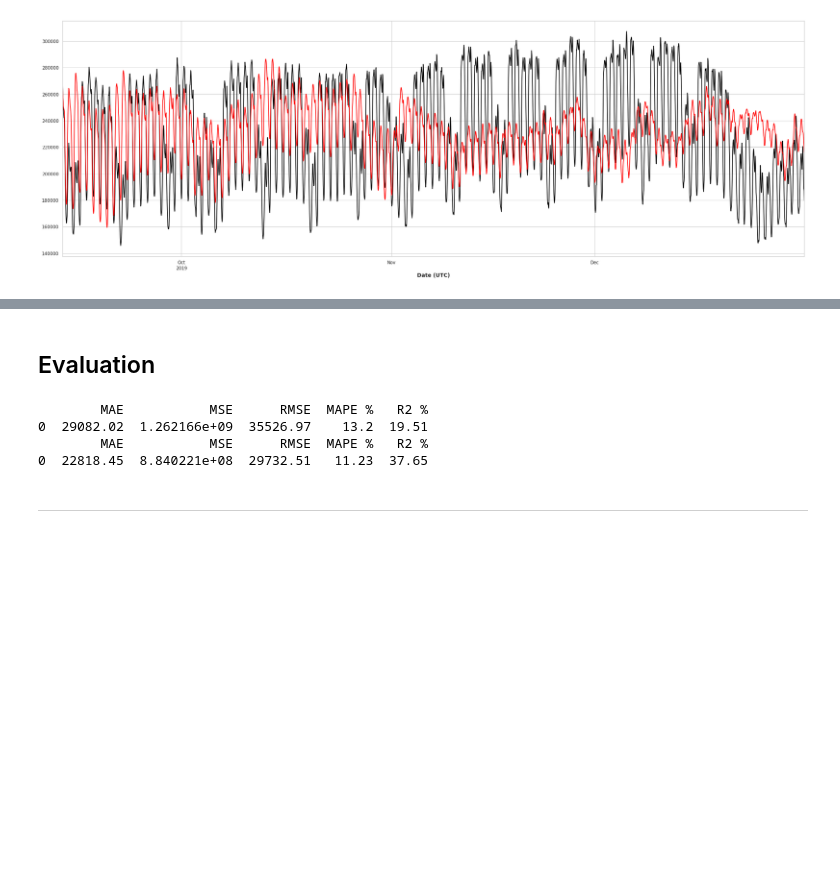
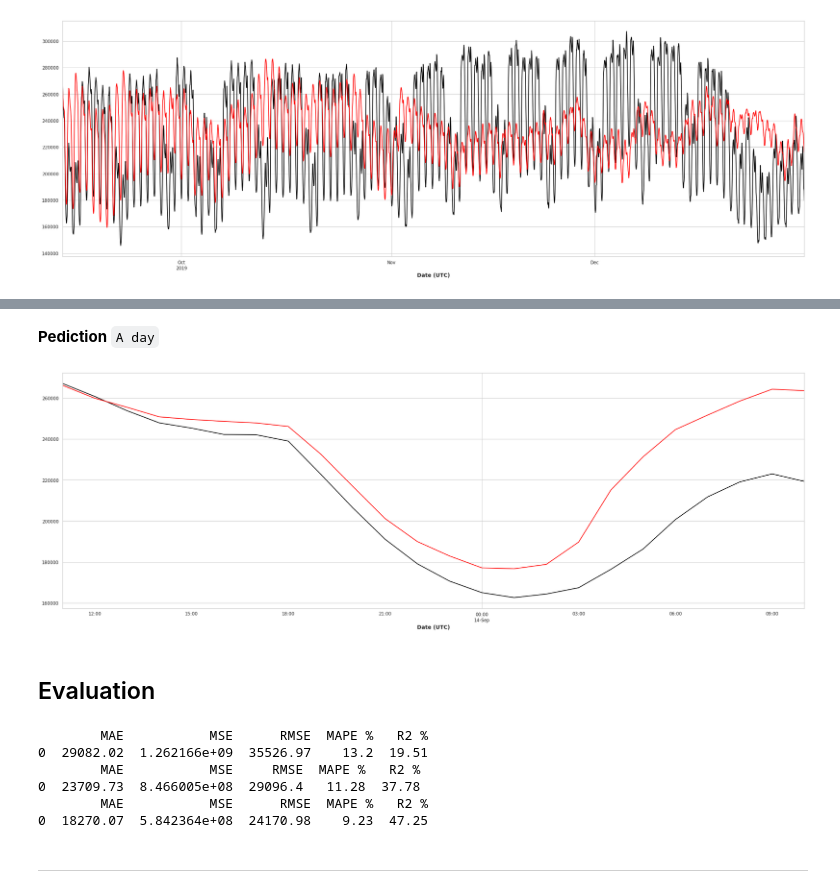
Before and after one commit to EjoelM/Opencampus_SH_TimeSeries_Energy, a Jupyter notebook: 2_BaselineModel/baseline_model.ipynb, the cells around one changed output, grey strips where cells are left out. Cells and saved outputs as stored; diff of their text form; code cells hidden in the pictures; blank space fills up the shorter version.

Commit message:
add weekly, daily prediction and eval results

```diff
--- a/2_BaselineModel/baseline_model.ipynb
+++ b/2_BaselineModel/baseline_model.ipynb
@@ -240,3 +237,16 @@ plt.show()
+# %% [markdown]
+**Pediction** `A day`
+# %%
+sarimax_prediction_day = result.get_prediction(
+    start=test_set.index[0], end=test_set.index[23],
+    exog=test_set[:24][['Temperature','hour', 'is_weekend']],
+).predicted_mean
+
+test_set[:24]["Load"].plot()
+sarimax_prediction_day.plot(color='red')
+plt.show()
+# %% [output]
+[figure, added]
 # %% [markdown]
 ## Evaluation
 # %%
@@ -244,13 +254,17 @@ sys.path.append('../3_Models')
 from helper_functions import create_error_metrics
 
 error_metrics_sarimax = create_error_metrics(test_set["Load"], sarimax_prediction)
-error_metrics_sarimax_week = create_error_metrics(test_set[:24*7*2]["Load"], sarimax_prediction_week)
+error_metrics_sarimax_week = create_error_metrics(test_set[:24*7]["Load"], sarimax_prediction_week)
+error_metrics_sarimax_day = create_error_metrics(test_set[:24]["Load"], sarimax_prediction_day)
 print(error_metrics_sarimax)
 print(error_metrics_sarimax_week)
+print(error_metrics_sarimax_day)
 # %% [output]
         MAE           MSE      RMSE  MAPE %   R2 %
 0  29082.02  1.262166e+09  35526.97    13.2  19.51
+        MAE           MSE     RMSE  MAPE %   R2 %
+0  23709.73  8.466005e+08  29096.4   11.28  37.78
         MAE           MSE      RMSE  MAPE %   R2 %
-0  22818.45  8.840221e+08  29732.51   11.23  37.65
+0  18270.07  5.842364e+08  24170.98    9.23  47.25
 # %% [markdown]
 ___
```
Also changed, not shown: parts of 9 cells of this notebook.
